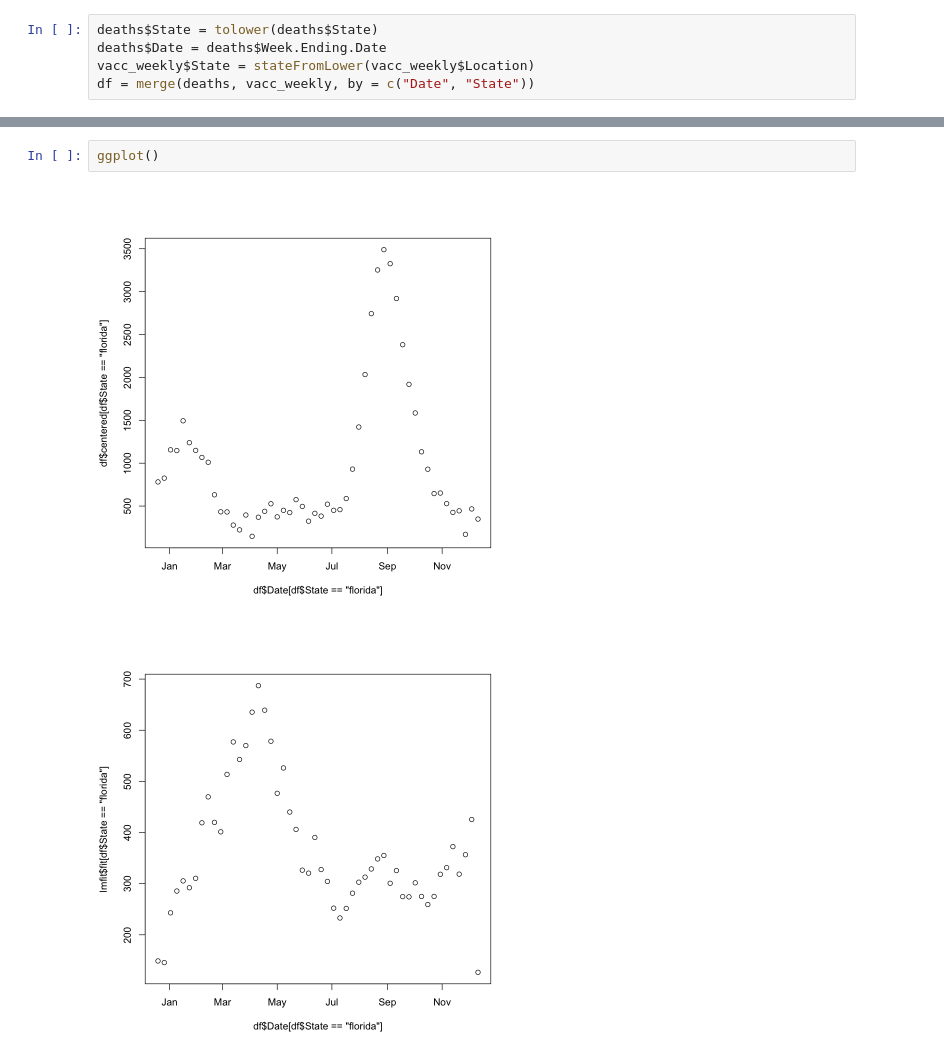
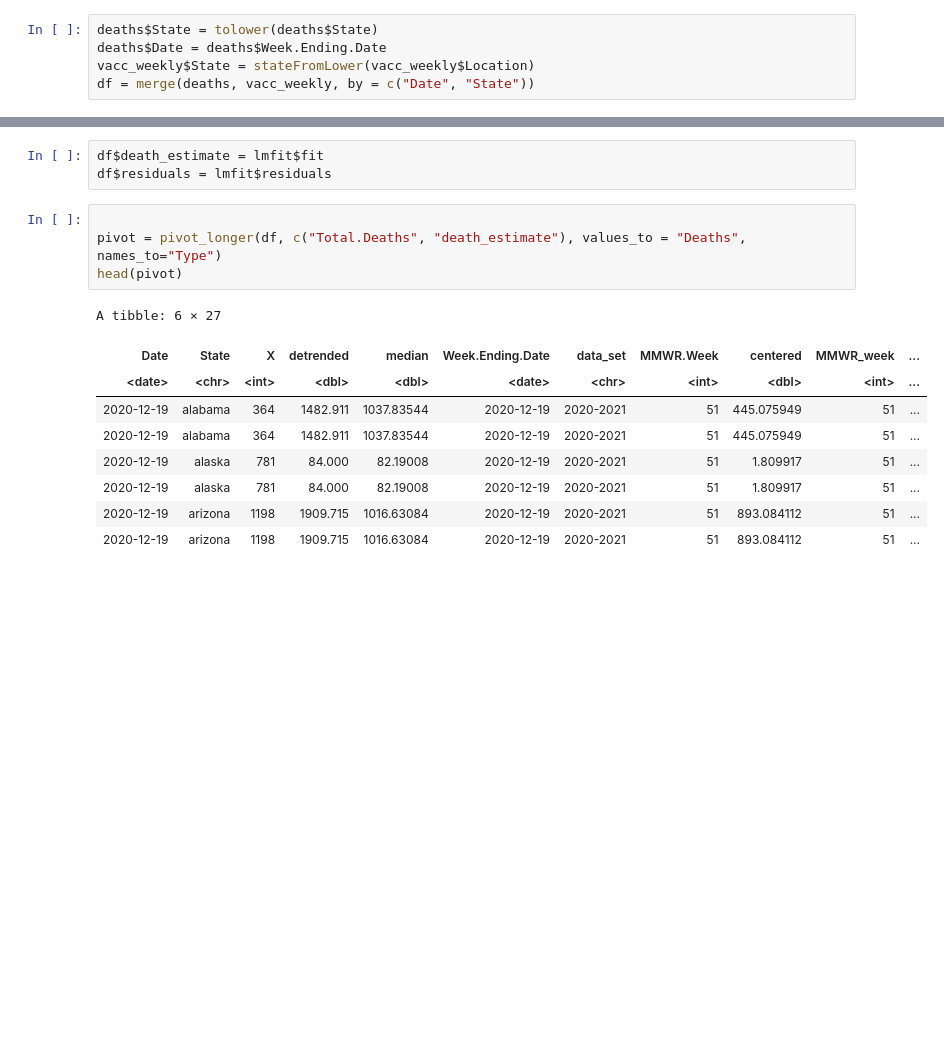
Before and after one commit to matzhaugen/mortality, a Jupyter notebook: notebooks/vacc_vs_deaths.ipynb, the cells around one changed output, grey strips where cells are left out. Saved outputs shown, nothing was run; the diff lists cells and outputs as text; blank space fills up the shorter version.

```diff
--- a/notebooks/vacc_vs_deaths.ipynb
+++ b/notebooks/vacc_vs_deaths.ipynb
@@ -200,5 +194,17 @@ F-statistic: 104.7 on 2 and 2701 DF,  p-value: < 2.2e-16
-# %%
-ggplot()
-# %% [output]
-[figure, removed]
-[figure, removed]
+# %%
+df$death_estimate = lmfit$fit
+df$residuals = lmfit$residuals
+# %%
+
+pivot = pivot_longer(df, c("Total.Deaths", "death_estimate"), values_to = "Deaths", names_to="Type")
+head(pivot)
+# %% [output]
+A tibble: 6 × 27
+| Date | State | X | detrended | median | Week.Ending.Date | data_set | MMWR.Week | centered | MMWR_week | ... |
+| <date> | <chr> | <int> | <dbl> | <dbl> | <date> | <chr> | <int> | <dbl> | <int> | ... |
+| 2020-12-19 | alabama | 364 | 1482.911 | 1037.83544 | 2020-12-19 | 2020-2021 | 51 | 445.075949 | 51 | ... |
+| 2020-12-19 | alabama | 364 | 1482.911 | 1037.83544 | 2020-12-19 | 2020-2021 | 51 | 445.075949 | 51 | ... |
+| 2020-12-19 | alaska | 781 | 84.000 | 82.19008 | 2020-12-19 | 2020-2021 | 51 | 1.809917 | 51 | ... |
+| 2020-12-19 | alaska | 781 | 84.000 | 82.19008 | 2020-12-19 | 2020-2021 | 51 | 1.809917 | 51 | ... |
+| 2020-12-19 | arizona | 1198 | 1909.715 | 1016.63084 | 2020-12-19 | 2020-2021 | 51 | 893.084112 | 51 | ... |
+| 2020-12-19 | arizona | 1198 | 1909.715 | 1016.63084 | 2020-12-19 | 2020-2021 | 51 | 893.084112 | 51 | ... |
```
Also changed, not shown: parts of 14 cells of this notebook.
